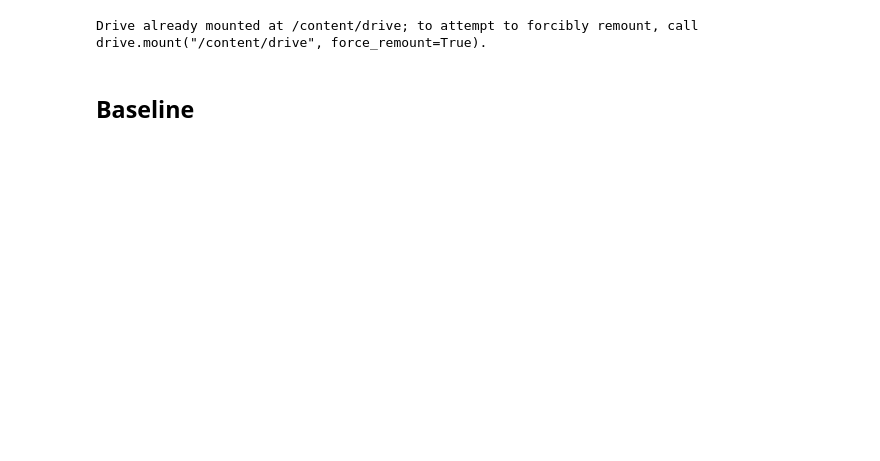
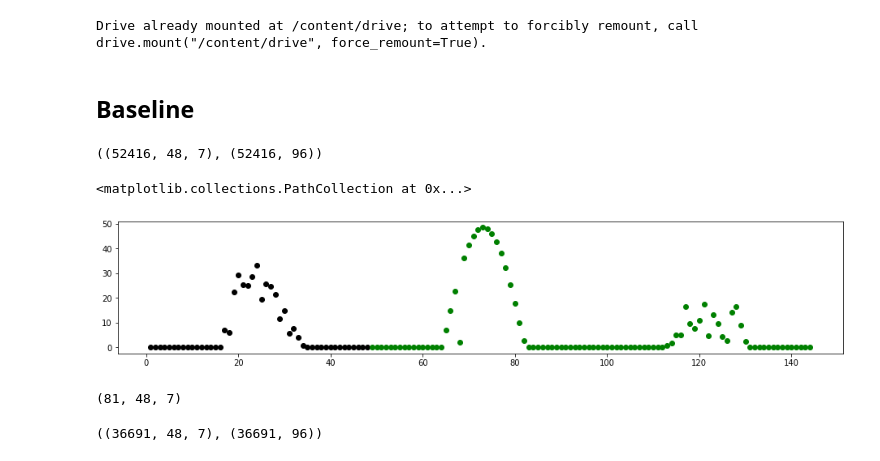
Before and after one commit to gogooma9/SolarGen, a Jupyter notebook: src/solar_gen.ipynb, the cells around one changed output. Drawn from its saved outputs; the diff is of its cells as text; code cells hidden in the pictures; blank space fills up the shorter version.

```diff
--- a/src/solar_gen.ipynb
+++ b/src/solar_gen.ipynb
@@ -45,7 +49,16 @@ def scaling(data, scaler, features, is_train=True):
 
     return data
 
-def preprocess_data(data, scale_factors, is_train=True):
+def slicing_data(data, window_size):
+
+    slices = []
+
+    for i in range(len(data) - window_size):
+        slices.append(np.array(data[i:i+window_size]))
+
+    return np.array(slices)
+
+def preprocess_data(data, scale_factors, window_size, is_train=True):
 
     temp = data.copy()
 
@@ -53,40 +66,56 @@ def preprocess_data(data, scale_factors, is_train=True):
         temp = scaling(temp, factor.scaler, factor.features, is_train)
 
     temp = temp[['Hour', 'TARGET', 'DHI', 'DNI', 'WS', 'RH', 'T']]
+    temp_np = temp.to_numpy()
 
     if is_train==True:
 
-        temp['Target1'] = temp['TARGET'].shift(-48).fillna(method='ffill')
-        temp['Target2'] = temp['TARGET'].shift(-48*2).fillna(method='ffill')
-        temp = temp.dropna()
+        temp = slicing_data(temp_np, window_size)
 
-        return temp.iloc[:-96]
+        return temp[:-96]
 
     elif is_train==False:
 
-        temp = temp[['Hour', 'TARGET', 'DHI', 'DNI', 'WS', 'RH', 'T']]
+        temp = slicing_data(temp_np, window_size)
 
-        return temp.iloc[-48:, :]
+        return temp[-1]
 
 scale_factors = []
-# scale_factors.append(ScalingFactor(PowerTransformer(), ['DHI', 'DNI']))
+scale_factors.append(ScalingFactor(PowerTransformer(), ['DHI', 'DNI']))
 # scale_factors.append(ScalingFactor(QuantileTransformer(output_distribution='normal'), ['DNI']))
-# scale_factors.append(ScalingFactor(StandardScaler(), ['RH', 'T']))
-# scale_factors.append(ScalingFactor(MinMaxScaler(), ['DHI', 'DNI', 'WS', 'RH', 'T']))
+scale_factors.append(ScalingFactor(StandardScaler(), ['WS', 'RH', 'T']))
+scale_factors.append(ScalingFactor(MinMaxScaler(), ['DHI', 'DNI', 'WS', 'RH', 'T']))
 
-train = preprocess_data(df_train, scale_factors)
-train.iloc[:, 1:].plot(subplots=True, layout=(1,8), figsize=(30,4))
-train.iloc[:, 1:].hist(bins = 100, layout=(1,8), figsize=(30,4))
+window_size = 48
+train = preprocess_data(df_train, scale_factors, window_size)
+train_label = slicing_data(df_train.iloc[window_size:]['TARGET'], 96)
+
+# train[0].iloc[:, 1:].plot(subplots=True, layout=(1,6), figsize=(30,4))
+# train[0].iloc[:, 1:].hist(bins = 100, layout=(1,6), figsize=(30,4))
+train.shape, train_label.shape
+# %% [output]
+((52416, 48, 7), (52416, 96))
+# %%
+nth_data = 0
+fig, ax = plt.subplots(figsize=(16,3))
+ax.scatter([i+1 for i in range(48)], train[nth_data][:,1], color='k')
+ax.scatter([i+49 for i in range(96)], train_label[nth_data], color='g')
+# %% [output]
+<matplotlib.collections.PathCollection at 0x...>
+[figure, added]
 # %%
 test = []
 
 for i in range(81):
     file_path = data_path + './data/test/' + str(i) + '.csv'
     temp = pd.read_csv(file_path)
-    temp = preprocess_data(temp, scale_factors, is_train=False)
+    temp = preprocess_data(temp, scale_factors, window_size, is_train=False)
     test.append(temp)
 
-X_test = pd.concat(test)
+# X_test[0].iloc[:, 1:].plot(subplots=True, layout=(1,6), figsize=(30,4))
+# X_test[0].iloc[:, 1:].hist(bins = 100, layout=(1,6), figsize=(30,4))
 
-X_test.iloc[:, 1:].plot(subplots=True, layout=(1,6), figsize=(30,4))
-X_test.iloc[:, 1:].hist(bins = 100, layout=(1,6), figsize=(30,4))
+X_test = np.array(test)
+X_test.shape
+# %% [output]
+(81, 48, 7)
@@ -96,0 +122,7 @@ X_train_2, X_valid_2, Y_train_2, Y_valid_2 = train_test_split(train.iloc[:, :-2]
+# %%
+from sklearn.model_selection import train_test_split
+X_train, X_valid, Y_train, Y_valid = train_test_split(train, train_label, test_size=0.3, random_state=0, shuffle=False)
+
+X_train.shape, Y_train.shape
+# %% [output]
+((36691, 48, 7), (36691, 96))
```
Also changed, not shown: parts of 19 cells of this notebook.
